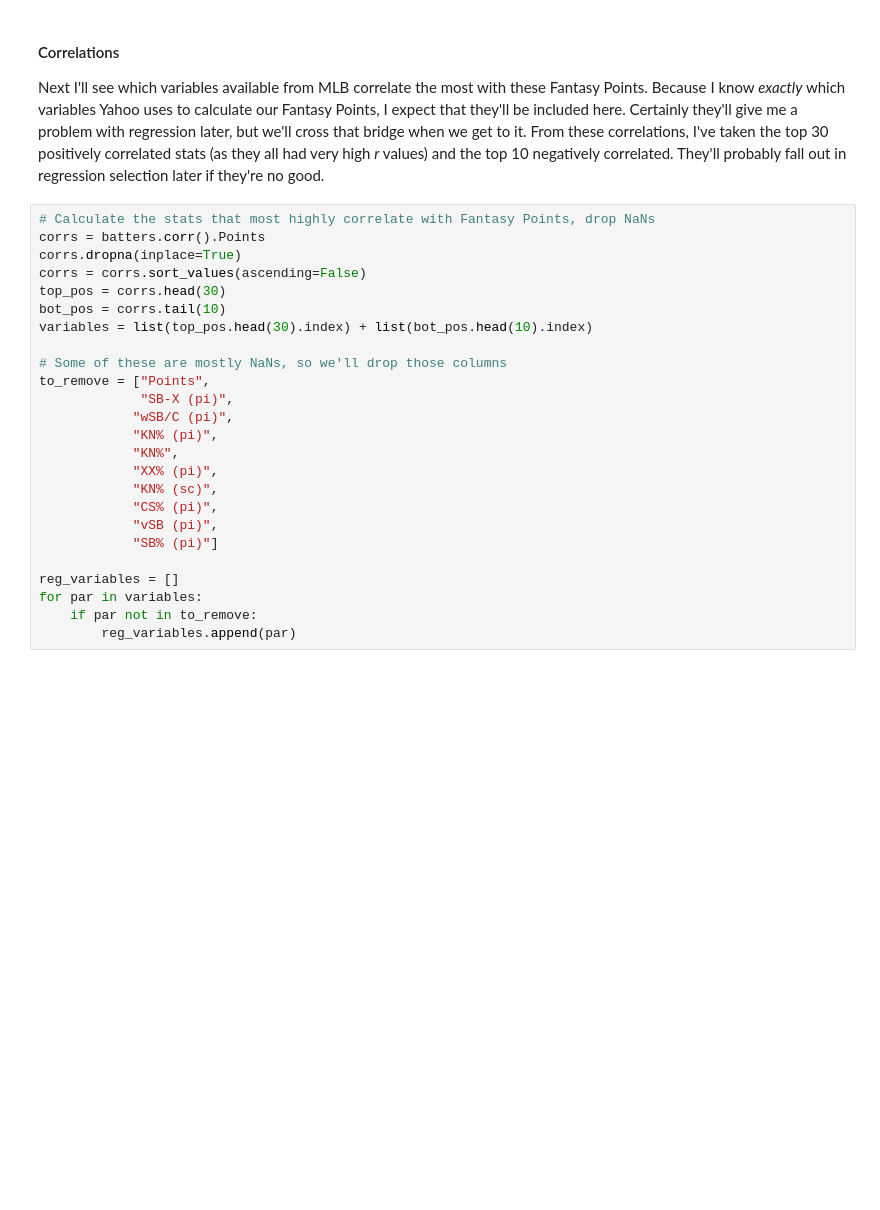
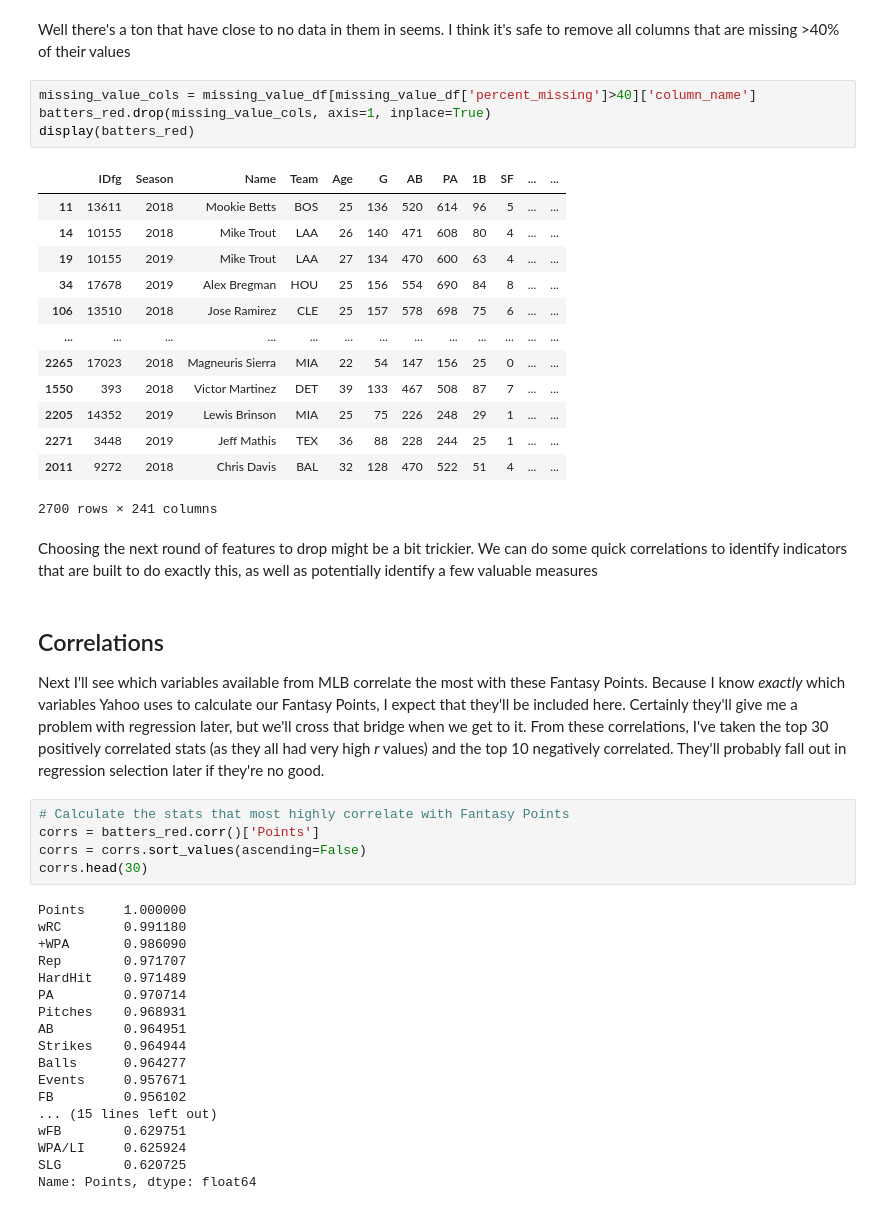
Before and after one commit to jswan5/FantasyBaseball, a Jupyter notebook: batters.ipynb, the cells around one changed output. Drawn from its saved outputs; the diff is of its cells as text; blank space fills up the shorter version.

```diff
--- a/batters.ipynb
+++ b/batters.ipynb
@@ -32,29 +101,49 @@ batters["Points"] = (batters["R"]*2 +
+# %% [markdown]
+Well there's a ton that have close to no data in them in seems. I think it's safe to remove all columns that are missing >40% of their values
+# %%
+missing_value_cols = missing_value_df[missing_value_df['percent_missing']>40]['column_name']
+batters_red.drop(missing_value_cols, axis=1, inplace=True)
+display(batters_red)
+# %% [output]
+|  | IDfg | Season | Name | Team | Age | G | AB | PA | 1B | SF | ... | ... |
+| 11 | 13611 | 2018 | Mookie Betts | BOS | 25 | 136 | 520 | 614 | 96 | 5 | ... | ... |
+| 14 | 10155 | 2018 | Mike Trout | LAA | 26 | 140 | 471 | 608 | 80 | 4 | ... | ... |
+| 19 | 10155 | 2019 | Mike Trout | LAA | 27 | 134 | 470 | 600 | 63 | 4 | ... | ... |
+| 34 | 17678 | 2019 | Alex Bregman | HOU | 25 | 156 | 554 | 690 | 84 | 8 | ... | ... |
+| 106 | 13510 | 2018 | Jose Ramirez | CLE | 25 | 157 | 578 | 698 | 75 | 6 | ... | ... |
+| ... | ... | ... | ... | ... | ... | ... | ... | ... | ... | ... | ... | ... |
+| 2265 | 17023 | 2018 | Magneuris Sierra | MIA | 22 | 54 | 147 | 156 | 25 | 0 | ... | ... |
+| 1550 | 393 | 2018 | Victor Martinez | DET | 39 | 133 | 467 | 508 | 87 | 7 | ... | ... |
+| 2205 | 14352 | 2019 | Lewis Brinson | MIA | 25 | 75 | 226 | 248 | 29 | 1 | ... | ... |
+| 2271 | 3448 | 2019 | Jeff Mathis | TEX | 36 | 88 | 228 | 244 | 25 | 1 | ... | ... |
+| 2011 | 9272 | 2018 | Chris Davis | BAL | 32 | 128 | 470 | 522 | 51 | 4 | ... | ... |
+2700 rows × 241 columns
+# %% [markdown]
+Choosing the next round of features to drop might be a bit trickier. We can do some quick correlations to identify indicators that are built to do exactly this, as well as potentially identify a few valuable measures
 # %% [markdown]
-#### Correlations
+## Correlations
 Next I'll see which variables available from MLB correlate the most with these Fantasy Points. Because I know *exactly* which variables Yahoo uses to calculate our Fantasy Points, I expect that they'll be included here. Certainly they'll give me a problem with regression later, but we'll cross that bridge when we get to it. From these correlations, I've taken the top 30 positively correlated stats (as they all had very high *r* values) and the top 10 negatively correlated. They'll probably fall out in regression selection later if they're no good.
 # %%
-# Calculate the stats that most highly correlate with Fantasy Points, drop NaNs
-corrs = batters.corr().Points
-corrs.dropna(inplace=True)
+# Calculate the stats that most highly correlate with Fantasy Points
+corrs = batters_red.corr()['Points']
 corrs = corrs.sort_values(ascending=False)
-top_pos = corrs.head(30)
-bot_pos = corrs.tail(10)
-variables = list(top_pos.head(30).index) + list(bot_pos.head(10).index)
-
-# Some of these are mostly NaNs, so we'll drop those columns
-to_remove = ["Points",
-             "SB-X (pi)",
-            "wSB/C (pi)",
-            "KN% (pi)",
-            "KN%",
-            "XX% (pi)",
-            "KN% (sc)",
-            "CS% (pi)",
-            "vSB (pi)",
-            "SB% (pi)"]
-
-reg_variables = []
-for par in variables:
-    if par not in to_remove:
-        reg_variables.append(par)
+corrs.head(30)
+# %% [output]
+Points     1.000000
+wRC        0.991180
++WPA       0.986090
+Rep        0.971707
+HardHit    0.971489
+PA         0.970714
+Pitches    0.968931
+AB         0.964951
+Strikes    0.964944
+Balls      0.964277
+Events     0.957671
+FB         0.956102
+... (15 lines left out)
+wFB        0.629751
+WPA/LI     0.625924
+SLG        0.620725
+Name: Points, dtype: float64
 # %% [markdown]
```
Also changed, not shown: parts of 25 cells of this notebook.
